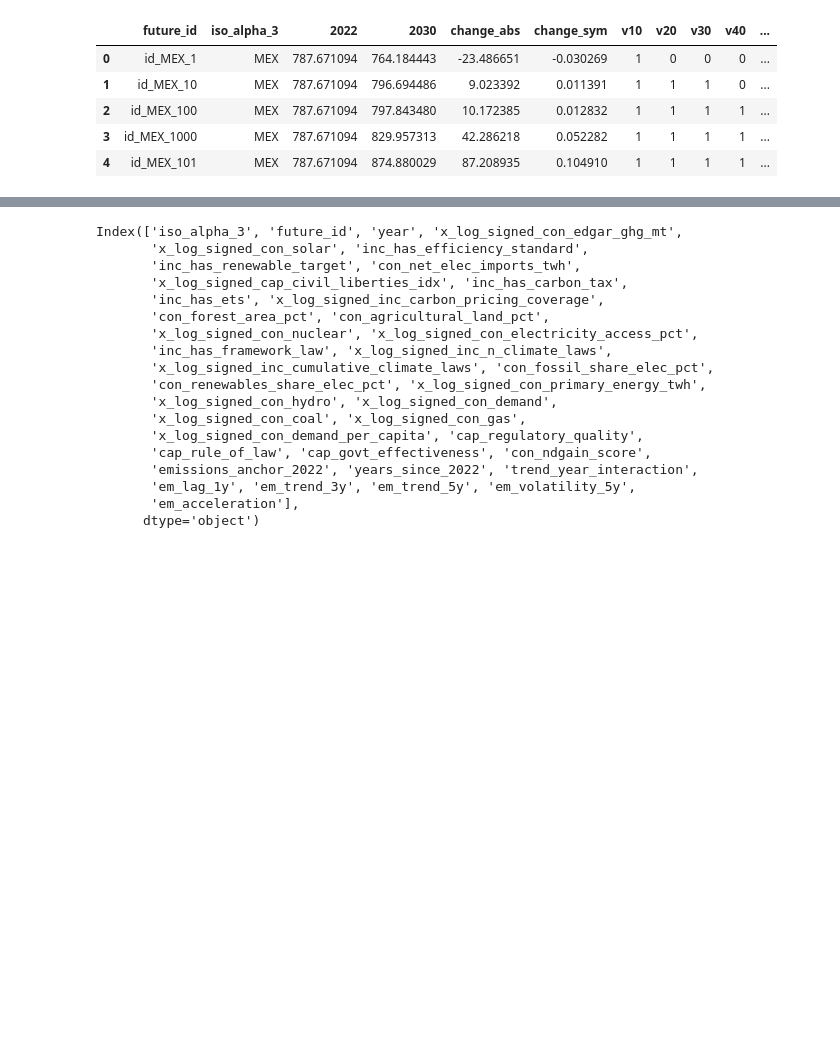
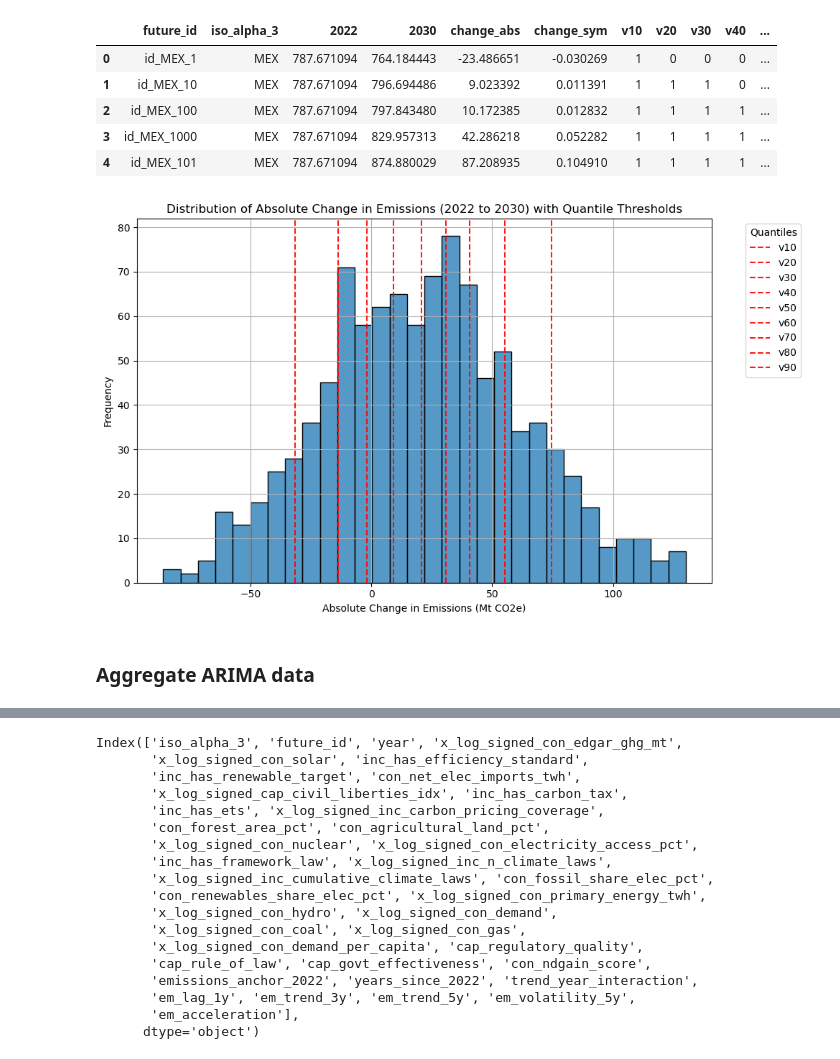
Before and after one commit to jroblar/ndc_evaluation, a Jupyter notebook: scenario_discovery/scenario_discovery_test.ipynb, the cells around one changed output, grey strips where cells are left out. Cells and saved outputs as stored; diff of their text form; code cells hidden in the pictures; blank space fills up the shorter version.

```diff
--- a/scenario_discovery/scenario_discovery_test.ipynb
+++ b/scenario_discovery/scenario_discovery_test.ipynb
@@ -163,6 +216,20 @@ results_dict["df"].head()
 | 2 | id_MEX_100 | MEX | 787.671094 | 797.843480 | 10.172385 | 0.012832 | 1 | 1 | 1 | 1 | ... |
 | 3 | id_MEX_1000 | MEX | 787.671094 | 829.957313 | 42.286218 | 0.052282 | 1 | 1 | 1 | 1 | ... |
 | 4 | id_MEX_101 | MEX | 787.671094 | 874.880029 | 87.208935 | 0.104910 | 1 | 1 | 1 | 1 | ... |
+# %%
+plot_histogram(
+    df=results_dict["df"],
+    column="change_abs",
+    title="Distribution of Absolute Change in Emissions (2022 to 2030) with Quantile Thresholds",
+    xlabel="Absolute Change in Emissions (Mt CO2e)",
+    ylabel="Frequency",
+    remove_outliers=False,
+    threshold_map=results_dict["threshold_map"]
+)
+# %% [output]
+[figure, added]
+# %% [markdown]
+### Aggregate ARIMA data
 # %%
 # Load the projected data
 ensemble_df = pd.read_parquet(os.path.join(ENSEMBLE_DATA_DIR, f"ensemble_arima_{run_id}.parquet"))
```
Also changed, not shown: parts of 16 cells of this notebook, 1 other file.
